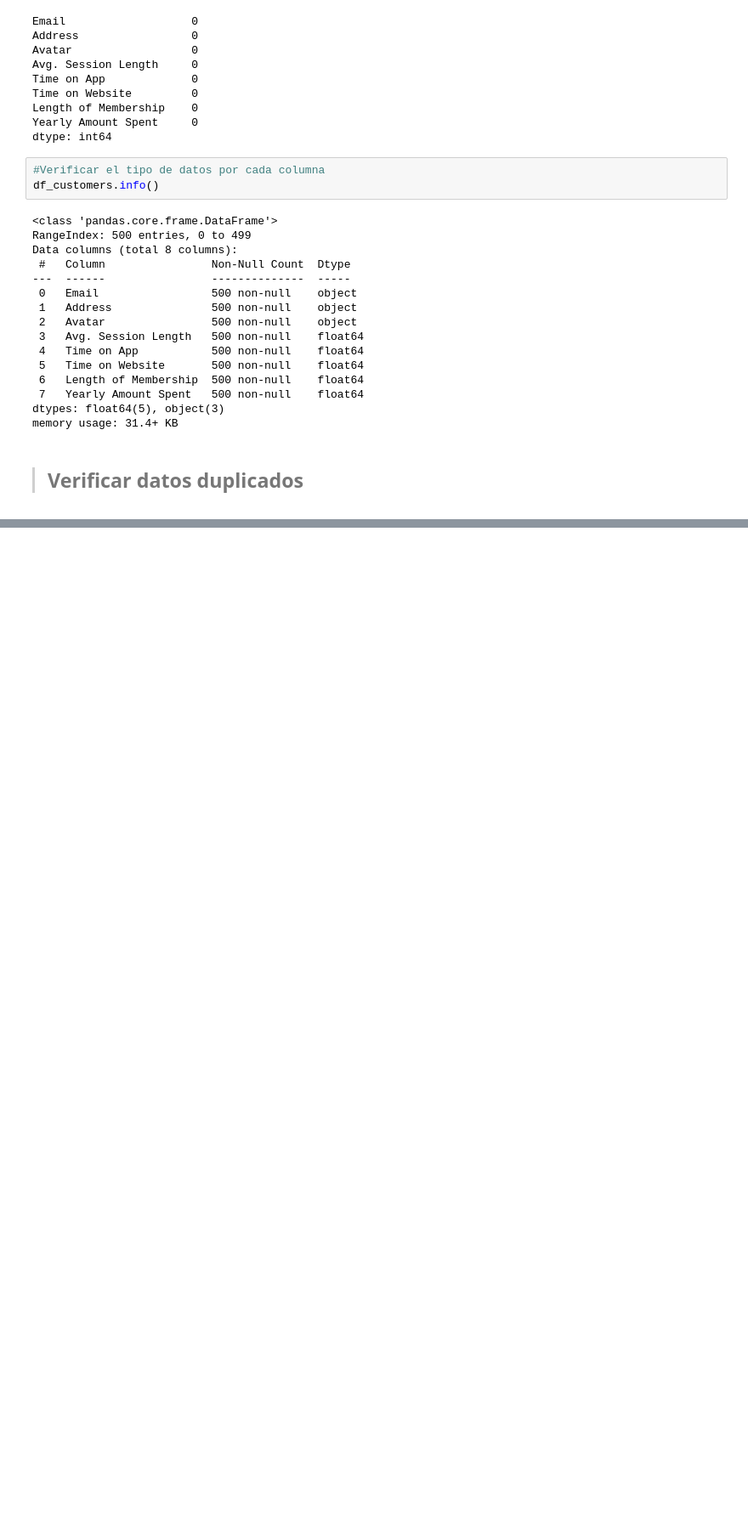
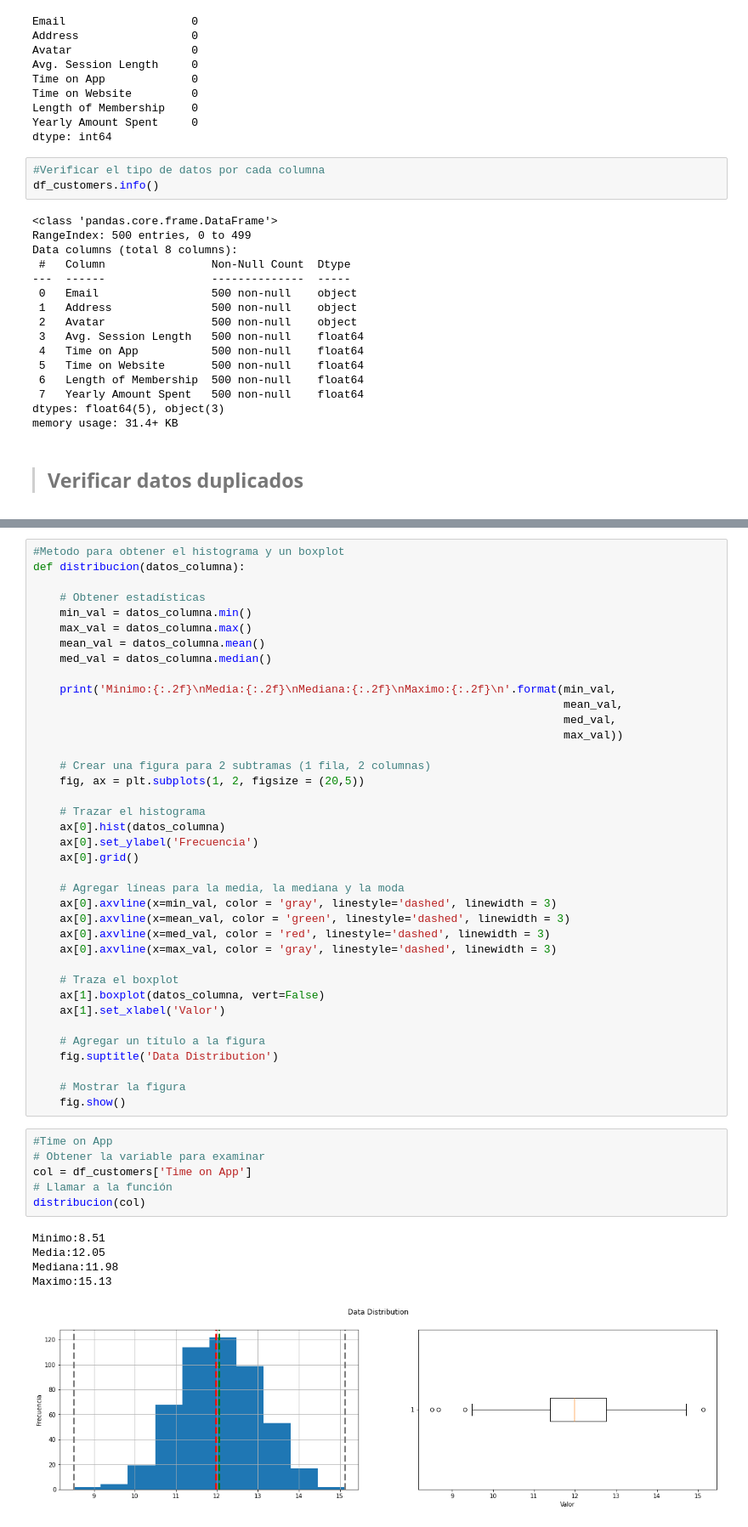
Before and after one commit to EMcoding17/ExtraccionConocimientosDeBD, a Jupyter notebook: Actividad02/Actividad(2,2).ipynb, the cells around one changed output, grey strips where cells are left out. Shown at 85% size. Cells and saved outputs as stored; diff of their text form; blank space fills up the shorter version.

Commit message:
Visualizar datos

```diff
--- a/Actividad02/Actividad(2,2).ipynb
+++ b/Actividad02/Actividad(2,2).ipynb
@@ -199,0 +224,50 @@ df_customers.duplicated().sum()
+# %%
+#Metodo para obtener el histograma y un boxplot
+def distribucion(datos_columna):
+
+    # Obtener estadísticas
+    min_val = datos_columna.min()
+    max_val = datos_columna.max()
+    mean_val = datos_columna.mean()
+    med_val = datos_columna.median()
+
+    print('Minimo:{:.2f}\nMedia:{:.2f}\nMediana:{:.2f}\nMaximo:{:.2f}\n'.format(min_val,
+                                                                                mean_val,
+                                                                                med_val,
+                                                                                max_val))
+
+    # Crear una figura para 2 subtramas (1 fila, 2 columnas)
+    fig, ax = plt.subplots(1, 2, figsize = (20,5))
+
+    # Trazar el histograma
+    ax[0].hist(datos_columna)
+    ax[0].set_ylabel('Frecuencia')
+    ax[0].grid()
+
+    # Agregar líneas para la media, la mediana y la moda
+    ax[0].axvline(x=min_val, color = 'gray', linestyle='dashed', linewidth = 3)
+    ax[0].axvline(x=mean_val, color = 'green', linestyle='dashed', linewidth = 3)
+    ax[0].axvline(x=med_val, color = 'red', linestyle='dashed', linewidth = 3)
+    ax[0].axvline(x=max_val, color = 'gray', linestyle='dashed', linewidth = 3)
+
+    # Traza el boxplot
+    ax[1].boxplot(datos_columna, vert=False)
+    ax[1].set_xlabel('Valor')
+
+    # Agregar un título a la figura
+    fig.suptitle('Data Distribution')
+
+    # Mostrar la figura
+    fig.show()
+# %%
+#Time on App
+# Obtener la variable para examinar
+col = df_customers['Time on App']
+# Llamar a la función
+distribucion(col)
+# %% [output]
+Minimo:8.51
+Media:12.05
+Mediana:11.98
+Maximo:15.13
+[figure, added]
```
Also changed, not shown: parts of 8 cells of this notebook.
